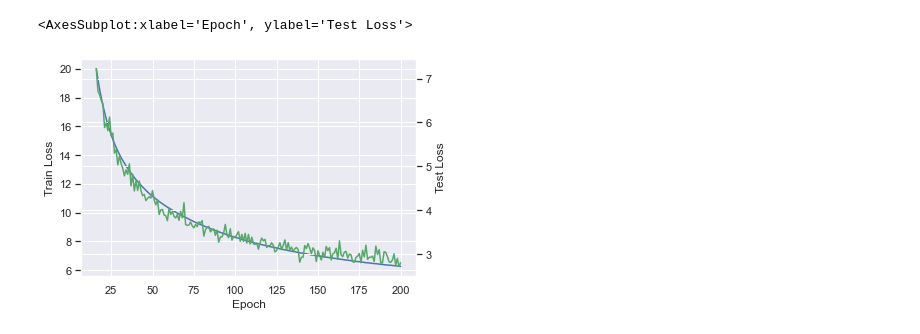
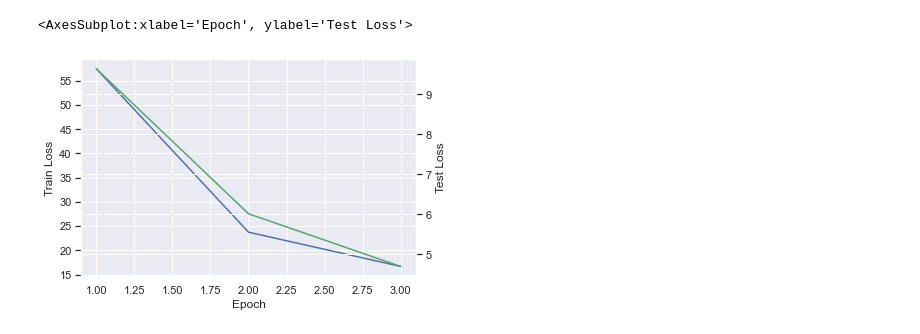
Before and after one commit to btbyrnes/geospatial, a Jupyter notebook: nb_geo_model_training.ipynb, the cells around one changed output. Cells and saved outputs as stored; diff of their text form; code cells hidden in the pictures.

```diff
--- a/nb_geo_model_training.ipynb
+++ b/nb_geo_model_training.ipynb
@@ -11,7 +11,7 @@ sns.set_theme()
 # %%
 batch_size = 512
 
-dataset = geoDataSet("data/labels.npy","data/features.npy")
+dataset = geoDataSet2("data/labels.npy","data/features.npy")
 number_samples = len(dataset)
 
 train_dataset, test_dataset = random_split(dataset, [round(number_samples*0.8),number_samples-round(number_samples*0.8)])
@@ -25,9 +25,11 @@ embedding_dimension = 10
 model = geoModel(unique_points+1, embedding_dimension, context_size)
 
 loss_function = nn.NLLLoss()
-optimizer = optim.SGD(model.parameters(), lr=.1)
+optimizer = optim.SGD(model.parameters(), lr=1)
 # %%
 losses = ()
-for i in range(0,195):
+for i in range(0,3):
     losses = epoch(model, loss_function, optimizer, train_dataloader, test_dataloader=test_dataloader, model_save_path="model_save/model.pt")
+# with torch.no_grad():
+#     model.predict(dataset[1]["context"])
 # %% [output]
@@ -51,9 +53,9 @@ epoch 199 | test loss 2.805273
 # %%
 loss_df = pd.DataFrame({"Epoch":[i+1 for i in range(0,len(losses[0]))],"Train Loss":losses[0],"Test Loss":losses[1]})
 loss_df["delta"] = loss_df["Train Loss"] - loss_df["Test Loss"]
-sns.lineplot(data=loss_df[15:],x="Epoch",y="Train Loss")
+sns.lineplot(data=loss_df[:],x="Epoch",y="Train Loss")
 ax2 = plt.twinx()
-sns.lineplot(data=loss_df[15:],x="Epoch",y="Test Loss", color="g", ax=ax2)
+sns.lineplot(data=loss_df[:],x="Epoch",y="Test Loss", color="g", ax=ax2)
 # %% [output]
 <AxesSubplot:xlabel='Epoch', ylabel='Test Loss'>
-[figure, old version]
+[figure, new version]
```
Also changed, not shown: parts of 7 cells of this notebook, 5 other files.
